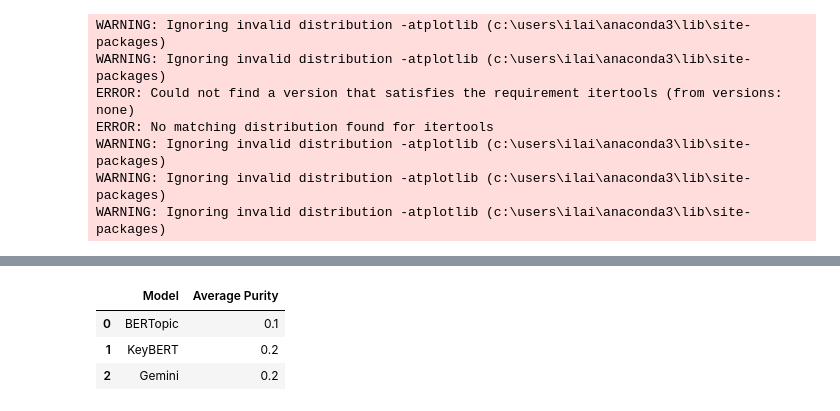
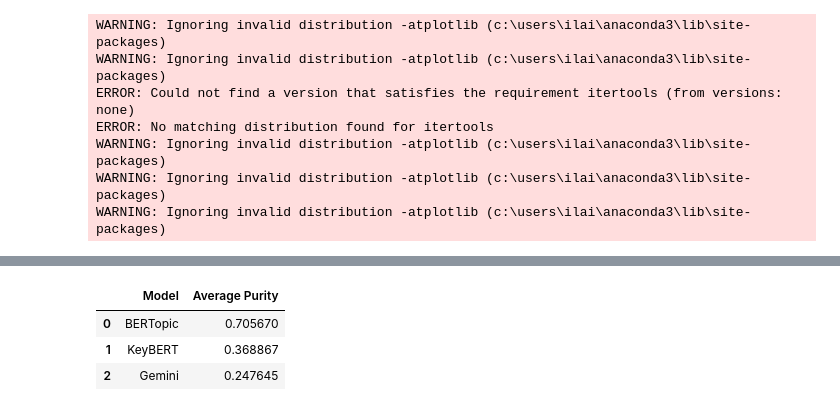
Before and after one commit to yoav0gal/SM-insights, a Jupyter notebook: Notebooks/Labeling/Label.ipynb, the cells around one changed output, grey strips where cells are left out. Saved outputs shown, nothing was run; the diff lists cells and outputs as text; code cells hidden in the pictures.

```diff
--- a/Notebooks/Labeling/Label.ipynb
+++ b/Notebooks/Labeling/Label.ipynb
@@ -99,7 +120,10 @@ class TopicLabeler:
         self.topics = topics
 
     def label_with_bertopic(self, topic_model):
-        return {topic: [word for word, _ in topic_model.get_topic(topic)] for topic in set(self.topics) if topic != -1}
+        return {
+            topic: [word for word, _ in topic_model.get_topic(topic) or []]
+            for topic in set(self.topics) if topic != -1
+        }
 
     def label_with_keybert(self, embedding_model, top_n=5):
         kw_model = KeyBERT(model=embedding_model)
@@ -440,31 +416,40 @@ Explanation: Generally performed well, potentially creating labels that were cle
 # %%
-def compute_cluster_purity(labels_dict):
+def compute_cluster_purity(texts, topics, labels_dict):
     purities = []
 
     for model_name, model_labels in labels_dict.items():
         model_purities = []
 
         for topic_id in model_labels.keys():
             keywords = model_labels[topic_id]
             if len(keywords) == 0:
                 purity = 0
             else:
-                keyword_counts = pd.Series(keywords).value_counts()
-                purity = keyword_counts.max() / len(keywords)
+                texts_in_topic = [text for text, t in zip(texts, topics) if t == topic_id]
+
+                if len(texts_in_topic) == 0:
+                    purity = 0
+                else:
+                    keyword_counts = pd.Series(keywords).value_counts()
+                    dominant_keyword = keyword_counts.idxmax()
+
+                    match_count = sum(1 for text in texts_in_topic if dominant_keyword.lower() in text.lower())
+                    purity = match_count / len(texts_in_topic)
+
             model_purities.append(purity)
 
         avg_purity = np.mean(model_purities)
         purities.append({
             "Model": model_name,
-            "Average Purity": round(avg_purity, 3)
+            "Average Purity": avg_purity
         })
 
     return pd.DataFrame(purities)
 
-purity_df = compute_cluster_purity(labels_dict)
+purity_df = compute_cluster_purity(texts, topics, labels_dict)
 display(purity_df)
 # %% [output]
 |  | Model | Average Purity |
-| 0 | BERTopic | 0.1 |
-| 1 | KeyBERT | 0.2 |
-| 2 | Gemini | 0.2 |
+| 0 | BERTopic | 0.705670 |
+| 1 | KeyBERT | 0.368867 |
+| 2 | Gemini | 0.247645 |
```
Also changed, not shown: parts of 20 cells of this notebook.
